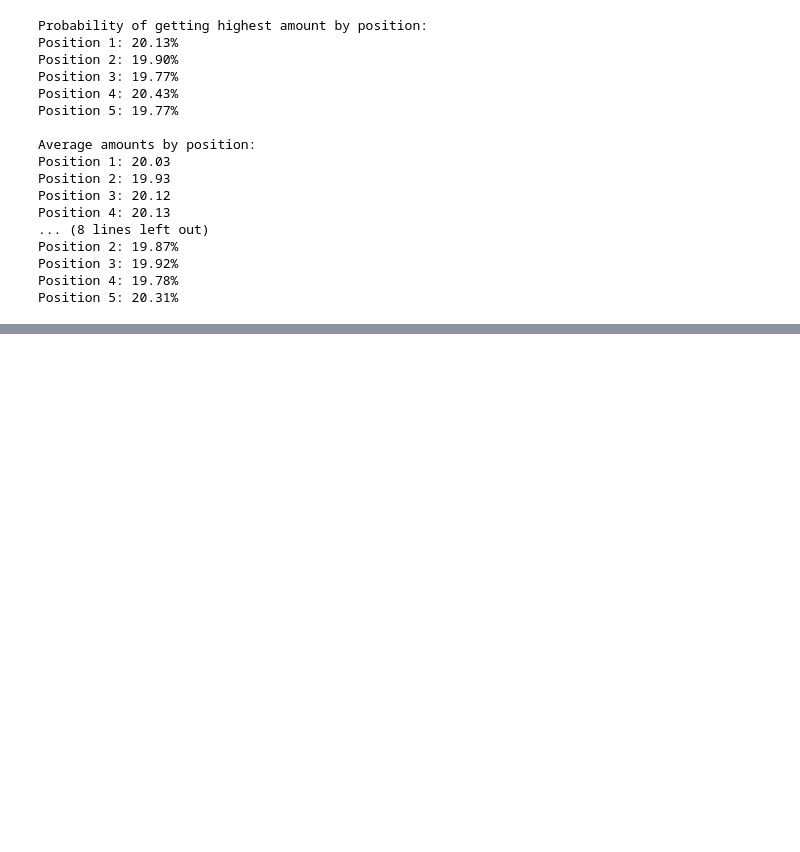
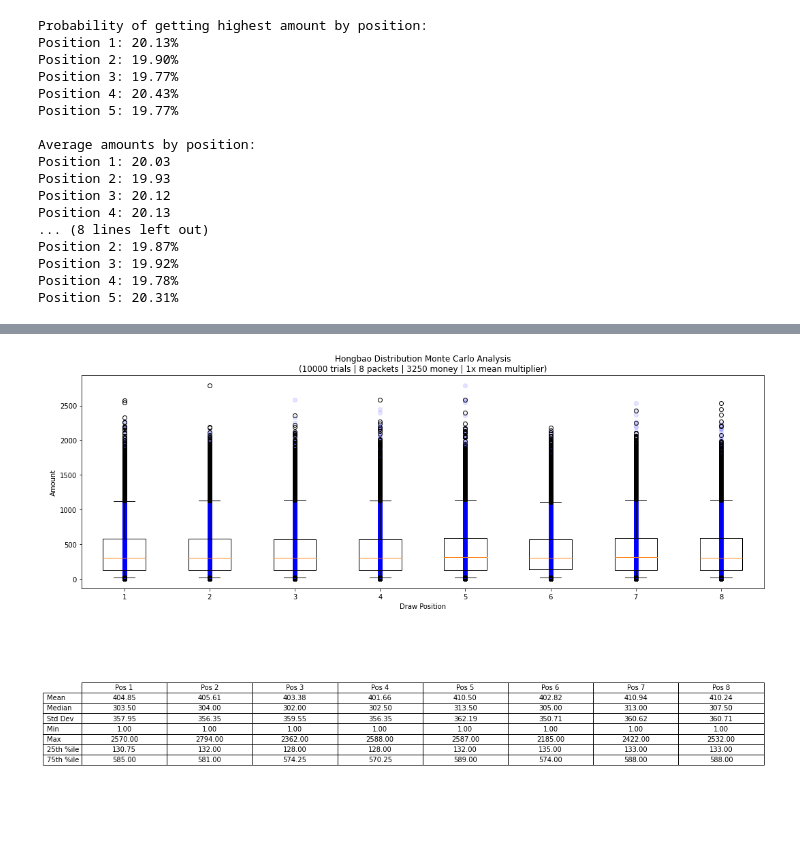
Before and after one commit to aptos-labs/hong-bao, a Jupyter notebook: move/monte-carlo.ipynb, the cells around one changed output, grey strips where cells are left out. Saved outputs shown, nothing was run; the diff lists cells and outputs as text; code cells hidden in the pictures; blank space fills up the shorter version.

```diff
--- a/move/monte-carlo.ipynb
+++ b/move/monte-carlo.ipynb
@@ -368,0 +381,70 @@ Position 8: 13.51%
+# %%
+import hashlib
+from scipy.stats import expon
+
+
+def simulate_hongbao(n_packets, total_amount=1000000, n_trials=10000):
+    positions_got_max = np.zeros(n_packets)
+    results = []
+    for _ in range(n_trials):
+        amounts = []
+        state = {'future_exp_sum': 0}
+
+        # Initialize future sum with all exponentials except first
+        future_exponentials = expon.rvs(size=n_packets-1)
+        state['future_exp_sum'] = np.sum(future_exponentials)
+
+        for pos in range(n_packets):
+            amount = next_amount(
+                total_amount - sum(amounts),
+                n_packets - pos,
+                expon.rvs() if pos == 0 else future_exponentials[pos-1],
+                state
+            )
+            amounts.append(amount)
+
+            # Update future sum by removing the exponential we just used
+            if pos < n_packets - 2:  # Don't update for last two positions
+                state['future_exp_sum'] -= future_exponentials[pos]
+
+        results.append(amounts)
+        max_pos = np.argmax(amounts)
+        positions_got_max[max_pos] += 1
+
+    print("Probability of getting highest amount by position:")
+    for i, count in enumerate(positions_got_max):
+        print(f"Position {i+1}: {count/n_trials*100:.2f}%")
+    return results
+
+def next_amount(remaining_amount, remaining_packets, exp_i, state):
+    if remaining_packets == 1:
+        return remaining_amount
+
+    proportion = exp_i / (exp_i + state['future_exp_sum'])
+    amount = int(remaining_amount * proportion)
+
+    # Ensure minimum amounts for remaining packets
+    max_allowed = remaining_amount - (remaining_packets - 1)
+    amount = min(amount, max_allowed)
+    amount = max(amount, 1)
+
+    return amount
+
+
+results = []
+trials = 10
+
+num_packets = 8
+coins = 3250
+
+#for i in range(trials):
+#    res = [];
+#    money_left = coins
+#    for _ in range(num_packets):
+#        r = hongbao_amount(secrets.token_hex(10), money_left)
+#        money_left -= r
+#        res.append(r)
+#    results.append(res)
+
+plot_results(np.array(simulate_hongbao(num_packets, total_amount=coins)), 1)
+# %% [output]
@@ -368,0 +468 @@ Position 8: 13.51%
+[figure, added]
```
Also changed, not shown: parts of 4 cells of this notebook, 2 other files.
